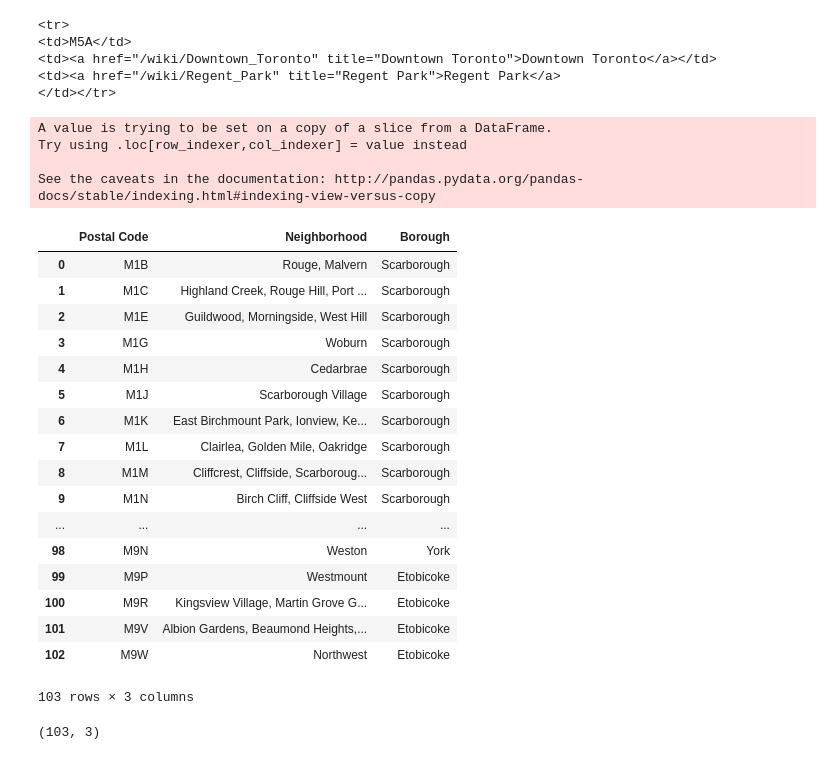
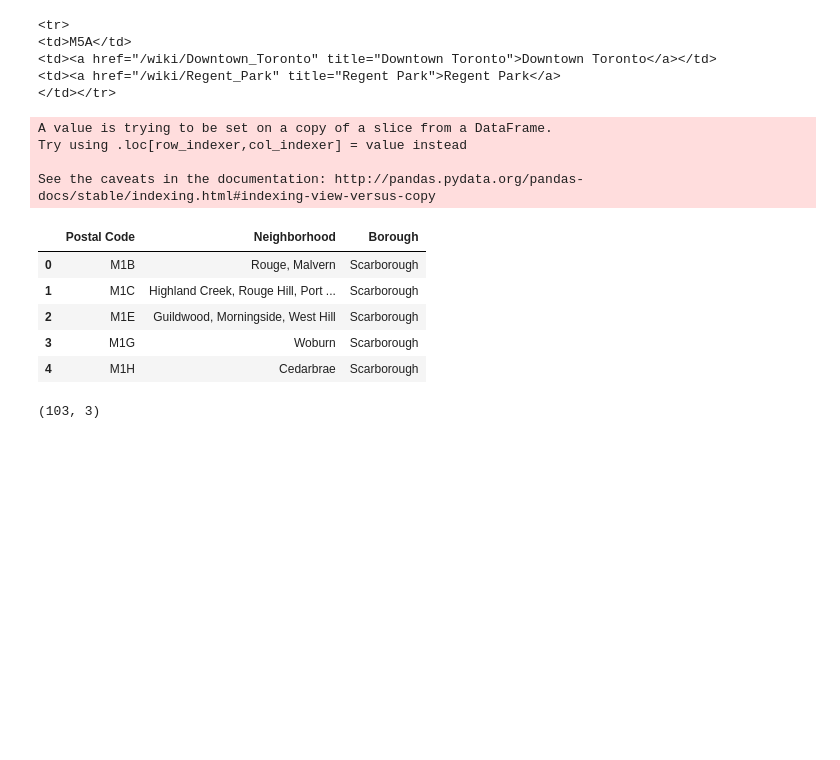
Before and after one commit to frezelle/toronto_neighborhoods, a Jupyter notebook: Toronto Segmenting and Clustering Assignment.ipynb, the cells around one changed output. Saved outputs shown, nothing was run; the diff lists cells and outputs as text; code cells hidden in the pictures; blank space fills up the shorter version.

```diff
--- a/Toronto Segmenting and Clustering Assignment.ipynb
+++ b/Toronto Segmenting and Clustering Assignment.ipynb
@@ -3,6 +3,8 @@
 import requests
 from bs4 import BeautifulSoup
 import pandas as pd
+pd.set_option('display.max_columns', None)
+pd.set_option('display.max_rows', None)
 import numpy as np
 # %%
 !pip install geocoder
@@ -96,46 +98,34 @@ columns=['Postal Code','Borough','Neighborhood']
 FSA_df = pd.DataFrame([], columns =  columns) #creating the dataframe and assigning the columns headers
 
 for row in tr_rows_skip: #looping through the tr_rows_skip object and appending each postal code, neighborhood and borough to a list 'FSA'
 
     FSA = []
     FSA.append(row.find_all('td')[0].get_text())
     FSA.append(row.find_all('td')[1].get_text())
     FSA.append(row.find_all('td')[2].get_text())
     #print(FSA)
     FSA_df = FSA_df.append(pd.DataFrame([FSA], columns = columns)) #appending 'FSA' list to the FSA_df dataframe
     #print(FSA_df)
 
 FSA1_df = FSA_df[(FSA_df['Borough'] !='Not assigned')] #cleaning up the data and grouping neighborhoods
 FSA1_df.reset_index(drop=True, inplace=True)
 FSA1_df['Neighborhood'] = FSA1_df['Neighborhood'].map(lambda x: str(x).lstrip('\n').rstrip('\n'))
 FSA2_df = FSA1_df.groupby('Postal Code').agg({'Borough':'first',
                              'Neighborhood': ', '.join,
                              }).reset_index()
 FSA2_df['Neighborhood'] = np.where(FSA2_df['Neighborhood']=='Not assigned',FSA2_df['Borough'], FSA2_df['Neighborhood'])
-FSA2_df
+FSA2_df.head()
 # %% [output]
 A value is trying to be set on a copy of a slice from a DataFrame.
 Try using .loc[row_indexer,col_indexer] = value instead
 
 See the caveats in the documentation: http://pandas.pydata.org/pandas-docs/stable/indexing.html#indexing-view-versus-copy
 |  | Postal Code | Neighborhood | Borough |
 | 0 | M1B | Rouge, Malvern | Scarborough |
 | 1 | M1C | Highland Creek, Rouge Hill, Port ... | Scarborough |
 | 2 | M1E | Guildwood, Morningside, West Hill | Scarborough |
 | 3 | M1G | Woburn | Scarborough |
 | 4 | M1H | Cedarbrae | Scarborough |
-| 5 | M1J | Scarborough Village | Scarborough |
-| 6 | M1K | East Birchmount Park, Ionview, Ke... | Scarborough |
-| 7 | M1L | Clairlea, Golden Mile, Oakridge | Scarborough |
-| 8 | M1M | Cliffcrest, Cliffside, Scarboroug... | Scarborough |
-| 9 | M1N | Birch Cliff, Cliffside West | Scarborough |
-| ... | ... | ... | ... |
-| 98 | M9N | Weston | York |
-| 99 | M9P | Westmount | Etobicoke |
-| 100 | M9R | Kingsview Village, Martin Grove G... | Etobicoke |
-| 101 | M9V | Albion Gardens, Beaumond Heights,... | Etobicoke |
-| 102 | M9W | Northwest | Etobicoke |
-103 rows × 3 columns
 # %%
 FSA2_df.shape
 # %% [output]
```
Also changed, not shown: parts of 28 cells of this notebook.
